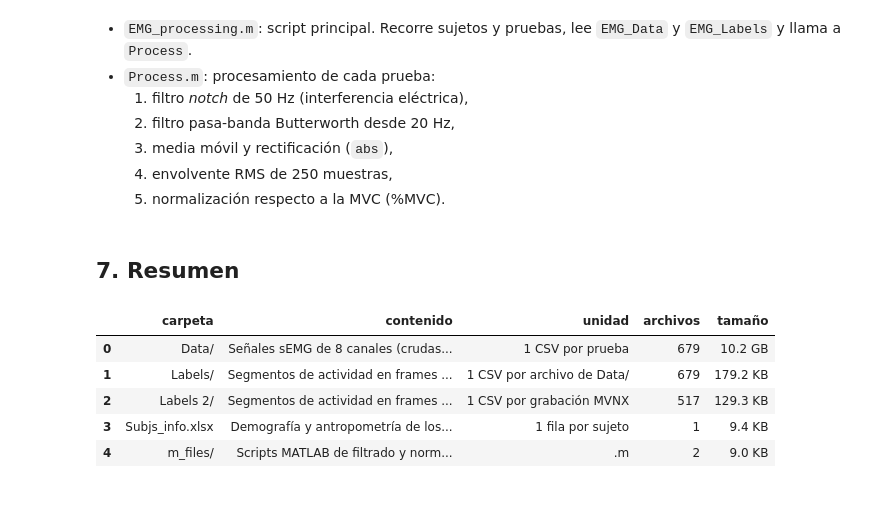
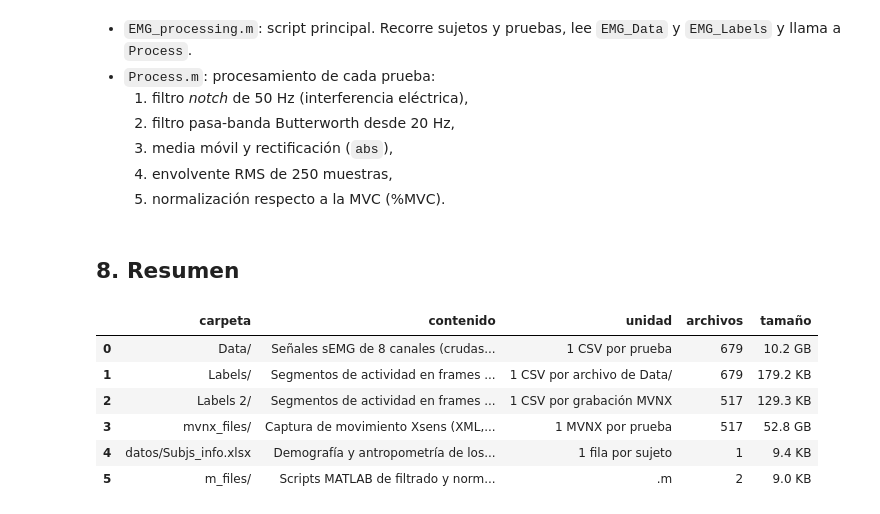
Before and after one commit to Paola-leon/human-activity-recognition, a Jupyter notebook: notebooks/02_Contenido_datos_unzipped.ipynb, the cells around one changed output. Drawn from its saved outputs; the diff is of its cells as text; code cells hidden in the pictures.

```diff
--- a/notebooks/02_Contenido_datos_unzipped.ipynb
+++ b/notebooks/02_Contenido_datos_unzipped.ipynb
@@ -22,7 +23,9 @@ import pandas as pd
 # El notebook vive en notebooks/; los datos están en la raíz del repo
 REPO = Path.cwd().parent if Path.cwd().name == "notebooks" else Path.cwd()
 ROOT = REPO / "datos_unzipped"
+SUBJ_XLSX = REPO / "datos" / "Subjs_info.xlsx"    # está en datos/, fuera de datos_unzipped/
 assert ROOT.exists(), f"No se encontró {ROOT}"
+assert SUBJ_XLSX.exists(), f"No se encontró {SUBJ_XLSX}"
 
 pd.set_option("display.max_columns", 50)
 
@@ -80,13 +82,14 @@ overview
 #   Subj_01_MMH_Bim_L_08kg_Trial_2_EMG_labels.csv
 #   Subj_01_MMH_Bim_08kg_Trial_2_mvnx_labels.csv   (en MVNX el bimanual no tiene lado)
 #   Subj_12_MVC_All_L_EMG_range.csv
+#   Subj_01_MMH_Bim_08kg_Trial_2.mvnx               (captura de movimiento, sin sufijo de tipo)
 PATTERN = re.compile(
     r"Subj_(?P<sujeto>\d+)_"
     r"(?P<tarea>Isokin|MMH_Bim|MMH_One|MVC_All|MVC_Isokin|MVC_MMH_Bim|MVC_MMH_One)"
     r"(?:_(?P<lado>[LR]))?"
     r"(?:_(?P<carga_kg>\d+)kg)?"
     r"(?:_(?P<condicion>St|\d+bpm|Trial_\d))?"
-    r"_(?P<tipo>EMG_data|EMG_labels|EMG_range|mvnx_labels)\.csv$"
+    r"(?:_(?P<tipo>EMG_data|EMG_labels|EMG_range|mvnx_labels)\.csv|\.(?P<mvnx>mvnx))$"
 )
 
 
@@ -95,7 +98,9 @@ def parse_names(folder):
     for f in files_in(folder):
         m = PATTERN.match(f.name)
         assert m, f"Nombre no reconocido: {f.name}"
-        records.append({**m.groupdict(), "archivo": f.name, "bytes": f.stat().st_size, "ruta": f})
+        g = m.groupdict()
+        g["tipo"] = g.pop("mvnx") or g["tipo"]
+        records.append({**g, "archivo": f.name, "bytes": f.stat().st_size, "ruta": f})
     df = pd.DataFrame(records)
     df["sujeto"] = df["sujeto"].astype(int)
     df["carga_kg"] = pd.to_numeric(df["carga_kg"])
@@ -384,0 +392,13 @@ Cociente mediano: 2.89  (≈ 692.8 Hz sEMG de este archivo / 240 Hz MVNX = 2.89)
+# %%
+mvnx = parse_names(ROOT / "mvnx_files")
+print(f"{len(mvnx)} archivos, {human_size(mvnx.bytes.sum())}, {mvnx.sujeto.nunique()} sujetos")
+
+# ¿Hay un archivo de etiquetas en Labels 2/ para cada MVNX?
+stem = lambda s: s.str.replace(r"(_mvnx_labels\.csv|\.mvnx)$", "", regex=True)
+print("Archivos sin pareja entre mvnx_files/ y Labels 2/:", set(stem(mvnx.archivo)) ^ set(stem(labels2.archivo)) or "ninguno")
+
+mvnx.assign(lado=mvnx.lado.fillna("ambos")).groupby(["tarea", "lado"]).agg(
+    archivos=("archivo", "count"),
+    tamaño_medio=("bytes", lambda s: human_size(s.mean())),
+    tamaño_total=("bytes", lambda s: human_size(s.sum())),
+)
@@ -453,25 +629,28 @@ function Data = Process(Data, subject_num, activity_set, file_path, m)
   4. envolvente RMS de 250 muestras,
   5. normalización respecto a la MVC (%MVC).
 # %% [markdown]
-## 7. Resumen
+## 8. Resumen
 # %%
 summary = pd.DataFrame([
     {"carpeta": "Data/", "contenido": "Señales sEMG de 8 canales (crudas + normalizadas %MVC)", "unidad": "1 CSV por prueba",
      "archivos": len(data), "tamaño": human_size(data.bytes.sum())},
     {"carpeta": "Labels/", "contenido": "Segmentos de actividad en frames de sEMG (+ rangos MVC)", "unidad": "1 CSV por archivo de Data/",
      "archivos": len(labels), "tamaño": human_size(labels.bytes.sum())},
     {"carpeta": "Labels 2/", "contenido": "Segmentos de actividad en frames de captura de movimiento (MVNX)", "unidad": "1 CSV por grabación MVNX",
      "archivos": len(labels2), "tamaño": human_size(labels2.bytes.sum())},
-    {"carpeta": "Subjs_info.xlsx", "contenido": "Demografía y antropometría de los 14 sujetos", "unidad": "1 fila por sujeto",
-     "archivos": 1, "tamaño": human_size((ROOT / "Subjs_info.xlsx").stat().st_size)},
+    {"carpeta": "mvnx_files/", "contenido": f"Captura de movimiento Xsens (XML, {FS_MVNX:.0f} Hz, {n_seg} segmentos, {n_jnt} articulaciones)", "unidad": "1 MVNX por prueba",
+     "archivos": len(mvnx), "tamaño": human_size(mvnx.bytes.sum())},
+    {"carpeta": "datos/Subjs_info.xlsx", "contenido": "Demografía y antropometría de los 14 sujetos", "unidad": "1 fila por sujeto",
+     "archivos": 1, "tamaño": human_size(SUBJ_XLSX.stat().st_size)},
     {"carpeta": "m_files/", "contenido": "Scripts MATLAB de filtrado y normalización del sEMG", "unidad": ".m",
      "archivos": len(files_in(ROOT / "m_files")), "tamaño": human_size(sum(f.stat().st_size for f in files_in(ROOT / "m_files")))},
 ])
 summary
 # %% [output]
 |  | carpeta | contenido | unidad | archivos | tamaño |
 | 0 | Data/ | Señales sEMG de 8 canales (crudas... | 1 CSV por prueba | 679 | 10.2 GB |
 | 1 | Labels/ | Segmentos de actividad en frames ... | 1 CSV por archivo de Data/ | 679 | 179.2 KB |
 | 2 | Labels 2/ | Segmentos de actividad en frames ... | 1 CSV por grabación MVNX | 517 | 129.3 KB |
-| 3 | Subjs_info.xlsx | Demografía y antropometría de los... | 1 fila por sujeto | 1 | 9.4 KB |
-| 4 | m_files/ | Scripts MATLAB de filtrado y norm... | .m | 2 | 9.0 KB |
+| 3 | mvnx_files/ | Captura de movimiento Xsens (XML,... | 1 MVNX por prueba | 517 | 52.8 GB |
+| 4 | datos/Subjs_info.xlsx | Demografía y antropometría de los... | 1 fila por sujeto | 1 | 9.4 KB |
+| 5 | m_files/ | Scripts MATLAB de filtrado y norm... | .m | 2 | 9.0 KB |
```
Also changed, not shown: parts of 16 cells of this notebook, 2 other files.
